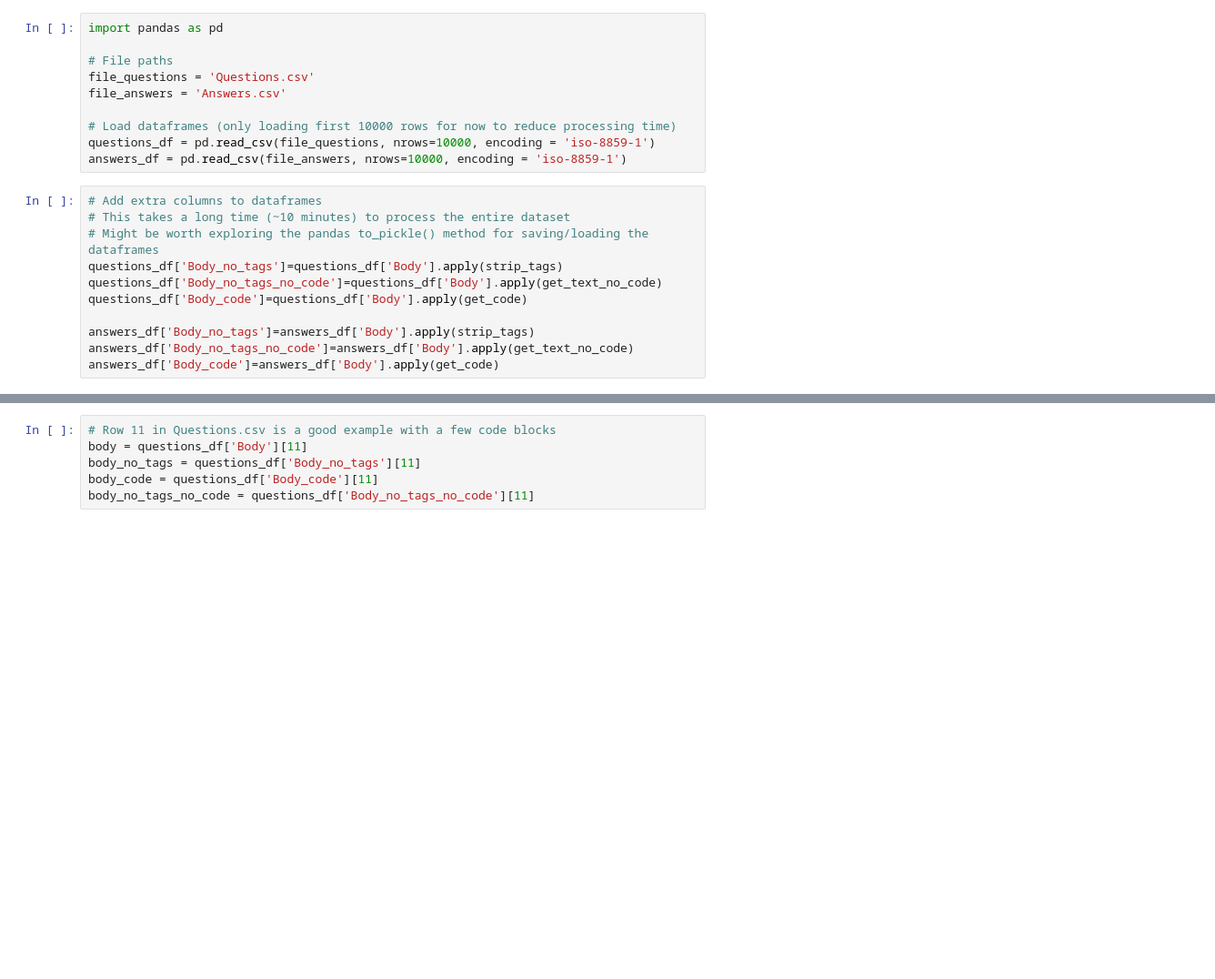
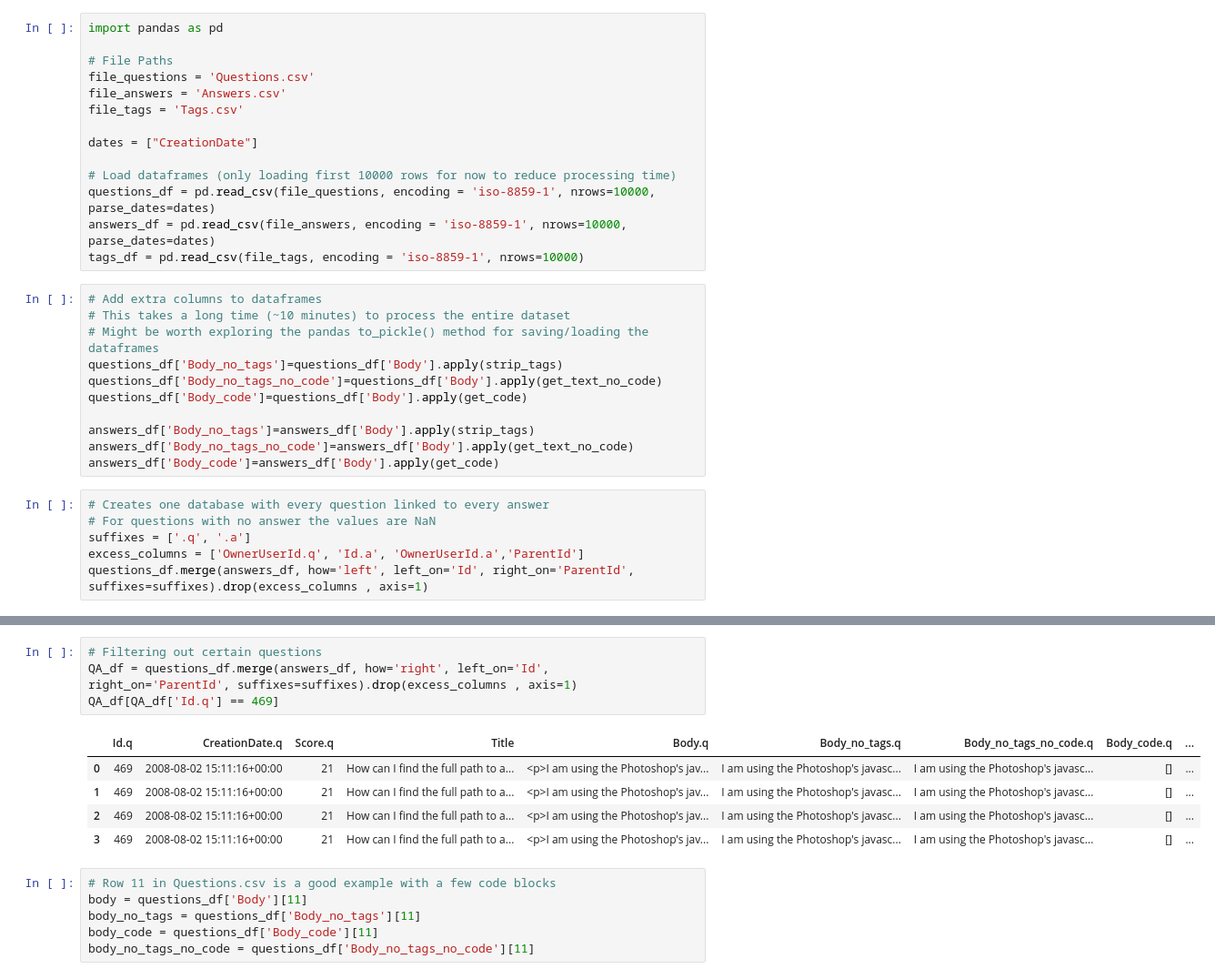
Before and after one commit to MahmoudKMaarouf/ECE143-Final-Project, a Jupyter notebook: extract_data.ipynb, the cells around one changed output, grey strips where cells are left out. Shown at 91% size. Saved outputs shown, nothing was run; the diff lists cells and outputs as text; blank space fills up the shorter version.

Commit message:
adding database merges, Kaggle API and updated README

```diff
--- a/extract_data.ipynb
+++ b/extract_data.ipynb
@@ -115,13 +123,17 @@ def get_code(html):
 # %%
 import pandas as pd
 
-# File paths
+# File Paths
 file_questions = 'Questions.csv'
 file_answers = 'Answers.csv'
+file_tags = 'Tags.csv'
+
+dates = ["CreationDate"]
 
 # Load dataframes (only loading first 10000 rows for now to reduce processing time)
-questions_df = pd.read_csv(file_questions, nrows=10000, encoding = 'iso-8859-1')
-answers_df = pd.read_csv(file_answers, nrows=10000, encoding = 'iso-8859-1')
+questions_df = pd.read_csv(file_questions, encoding = 'iso-8859-1', nrows=10000, parse_dates=dates)
+answers_df = pd.read_csv(file_answers, encoding = 'iso-8859-1', nrows=10000, parse_dates=dates)
+tags_df = pd.read_csv(file_tags, encoding = 'iso-8859-1', nrows=10000)
 # %%
 # Add extra columns to dataframes
 # This takes a long time (~10 minutes) to process the entire dataset
@@ -133,3 +145,9 @@ questions_df['Body_code']=questions_df['Body'].apply(get_code)
 answers_df['Body_no_tags']=answers_df['Body'].apply(strip_tags)
 answers_df['Body_no_tags_no_code']=answers_df['Body'].apply(get_text_no_code)
 answers_df['Body_code']=answers_df['Body'].apply(get_code)
+# %%
+# Creates one database with every question linked to every answer
+# For questions with no answer the values are NaN
+suffixes = ['.q', '.a']
+excess_columns = ['OwnerUserId.q', 'Id.a', 'OwnerUserId.a','ParentId']
+questions_df.merge(answers_df, how='left', left_on='Id', right_on='ParentId', suffixes=suffixes).drop(excess_columns , axis=1)
@@ -136,3 +186,13 @@ answers_df['Body_code']=answers_df['Body'].apply(get_code)
+# %%
+# Filtering out certain questions
+QA_df = questions_df.merge(answers_df, how='right', left_on='Id', right_on='ParentId', suffixes=suffixes).drop(excess_columns , axis=1)
+QA_df[QA_df['Id.q'] == 469]
+# %% [output]
+|  | Id.q | CreationDate.q | Score.q | Title | Body.q | Body_no_tags.q | Body_no_tags_no_code.q | Body_code.q | ... |
+| 0 | 469 | 2008-08-02 15:11:16+00:00 | 21 | How can I find the full path to a... | <p>I am using the Photoshop's jav... | I am using the Photoshop's javasc... | I am using the Photoshop's javasc... | [] | ... |
+| 1 | 469 | 2008-08-02 15:11:16+00:00 | 21 | How can I find the full path to a... | <p>I am using the Photoshop's jav... | I am using the Photoshop's javasc... | I am using the Photoshop's javasc... | [] | ... |
+| 2 | 469 | 2008-08-02 15:11:16+00:00 | 21 | How can I find the full path to a... | <p>I am using the Photoshop's jav... | I am using the Photoshop's javasc... | I am using the Photoshop's javasc... | [] | ... |
+| 3 | 469 | 2008-08-02 15:11:16+00:00 | 21 | How can I find the full path to a... | <p>I am using the Photoshop's jav... | I am using the Photoshop's javasc... | I am using the Photoshop's javasc... | [] | ... |
 # %%
 # Row 11 in Questions.csv is a good example with a few code blocks
 body = questions_df['Body'][11]
```
Also changed, not shown: parts of 4 cells of this notebook, 2 other files.
